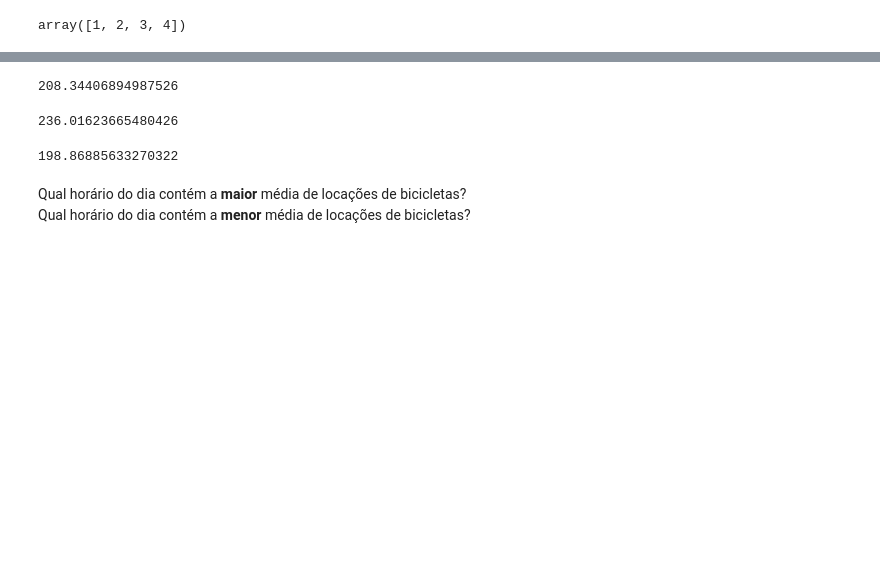
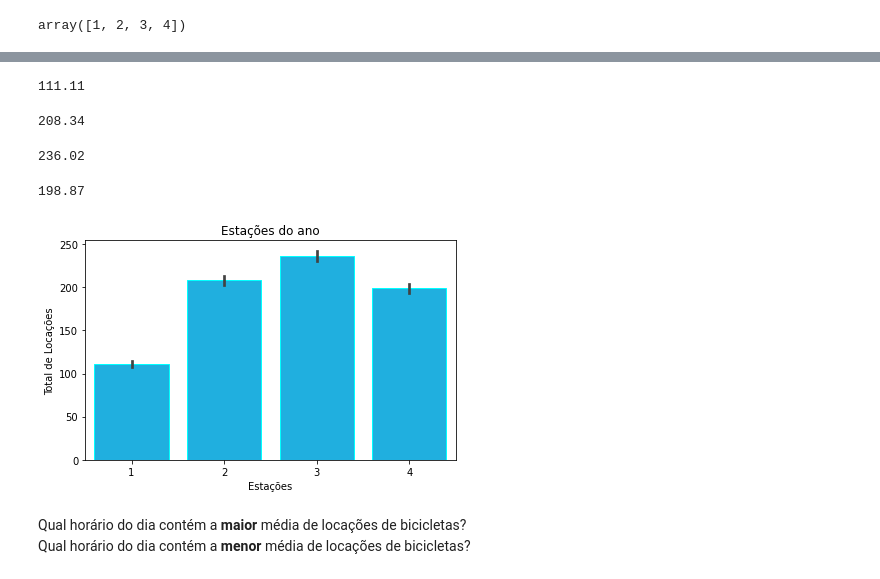
Before and after one commit to vivirocha/Bootcamp_MachineLearning, a Jupyter notebook: Trabalho1_Módulo_2_Modelos_Preditivos_e_Séries_Temporais.ipynb, the cells around one changed output, grey strips where cells are left out. Drawn from its saved outputs; the diff is of its cells as text; code cells hidden in the pictures; blank space fills up the shorter version.

```diff
--- a/Trabalho1_Módulo_2_Modelos_Preditivos_e_Séries_Temporais.ipynb
+++ b/Trabalho1_Módulo_2_Modelos_Preditivos_e_Séries_Temporais.ipynb
@@ -112,18 +153,32 @@ f1.total_count.mean()
+# %%
+s1=bike['estacoes']==1   #criando a variáel s1 com apenas a estação 1 (inverno).
+f1 = bike[s1]            #variável f1 com os dados da s1.
+tem1 = f1.total_locacoes.mean() #variável tem1 com a média das locações da f1.
+temp1 = round(tem1, 2)   #variável temp1 com o arredondamento de duas casasn da tem1.
+temp1
+# %% [output]
+111.11
 # %%
-s2=bike['season']==2
+s2=bike['estacoes']==2
 f2 = bike[s2]
-f2.total_count.mean()
+tem2 = f2.total_locacoes.mean()
+temp2 = round(tem2, 2)
+temp2
 # %% [output]
-208.34406894987526
+208.34
 # %%
-s3=bike['season']==3
+s3=bike['estacoes']==3
 f3 = bike[s3]
-f3.total_count.mean()
+tem3 = f3.total_locacoes.mean()
+temp3 = round(tem3, 2)
+temp3
 # %% [output]
-236.01623665480426
+236.02
 # %%
-s4=bike['season']==4
+s4=bike['estacoes']==4
 f4 = bike[s4]
-f4.total_count.mean()
+tem4 = f4.total_locacoes.mean()
+temp4 = round(tem4, 2)
+temp4
 # %% [output]
-198.86885633270322
+198.87
@@ -130,3 +188,14 @@ f4.total_count.mean()
+# %%
+fig, ax = plt.subplots()
+sns.barplot(x=bike['estacoes'], y=bike['total_locacoes'], ax=ax, data=bike,
+            color = 'DeepSkyBlue',
+            edgecolor = 'Aqua')       #definindo x e y.
+ax.set(title = "Estações do ano",     #Título do gráfico.
+       xlabel = "Estações",           #Título eixo x.
+       ylabel = "Total de Locações"); #Título eixo y.
+fig.tight_layout();                   #otimizar espaço da figura
+# %% [output]
+[figure, added]
 # %% [markdown]
 Qual horário do dia contém a **maior** média de locações de bicicletas?  <br>
 Qual horário do dia contém a **menor** média de locações de bicicletas?
```
Also changed, not shown: parts of 30 cells of this notebook.
